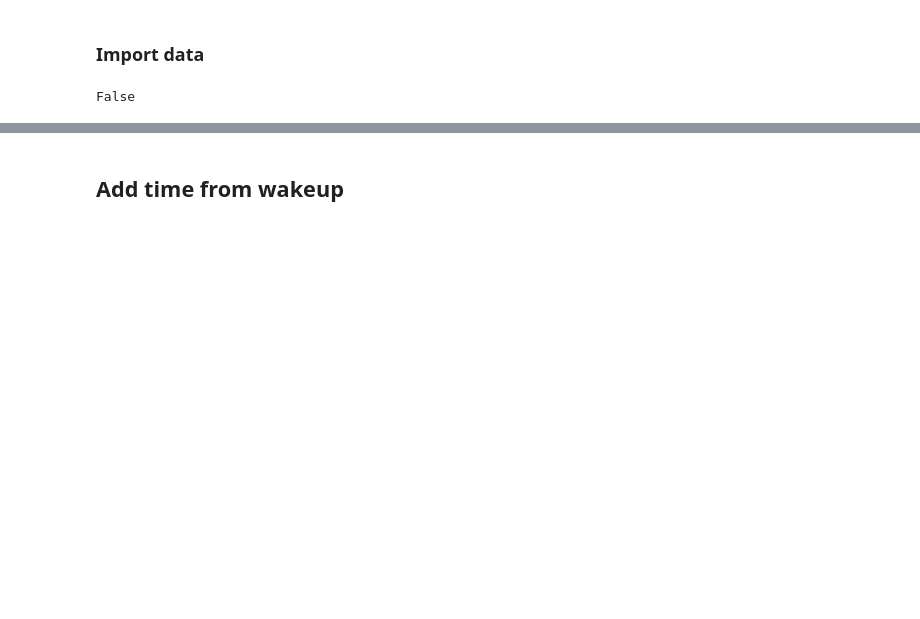
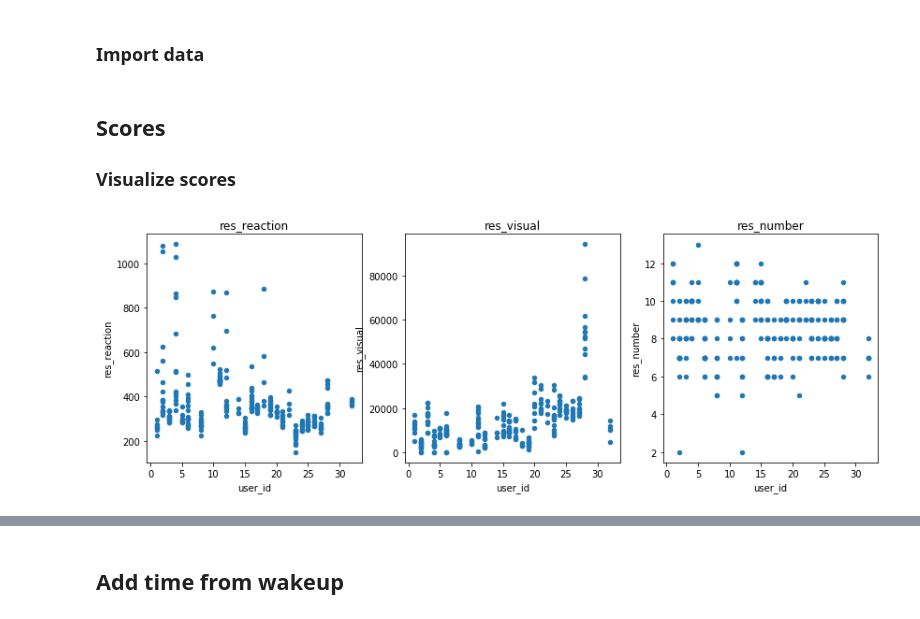
Before and after one commit to kasparho/how-circadian-rhythms-affect-performance, a Jupyter notebook: data_cleaning.ipynb, the cells around one changed output, grey strips where cells are left out. Saved outputs shown, nothing was run; the diff lists cells and outputs as text; code cells hidden in the pictures; blank space fills up the shorter version.

```diff
--- a/data_cleaning.ipynb
+++ b/data_cleaning.ipynb
@@ -63,10 +63,6 @@ common = pd.read_csv("out_common.csv", names=["ts", "user_id", "res_number", "re
                             'fatigue_physical':'category'})
 
 common["drugs"] = common["drugs"].astype('category')
-# %%
-any(common.user_id == 23)
-# %% [output]
-False
 # %%
 ## Cleanup users
 
@@ -105,4 +101,18 @@ remove_users(empty_ids)
 test_counts = common["user_id"].value_counts()
 almost_empty_ids = test_counts[test_counts < 4].index
 remove_users(almost_empty_ids)
+# %% [markdown]
+## Scores
+
+### Visualize scores
+# %%
+
+res_columns = ["res_reaction", "res_visual", "res_number"]
+
+fig, plots = plt.subplots(1, 3, figsize = (14, 4.5))
+for column, plot in zip(res_columns, plots):
+
+    common.plot.scatter(x="user_id", y=column, title=column, ax=plot)
+# %% [output]
+[figure, added]
 # %% [markdown]
```
Also changed, not shown: parts of 9 cells of this notebook, 1 other file.
